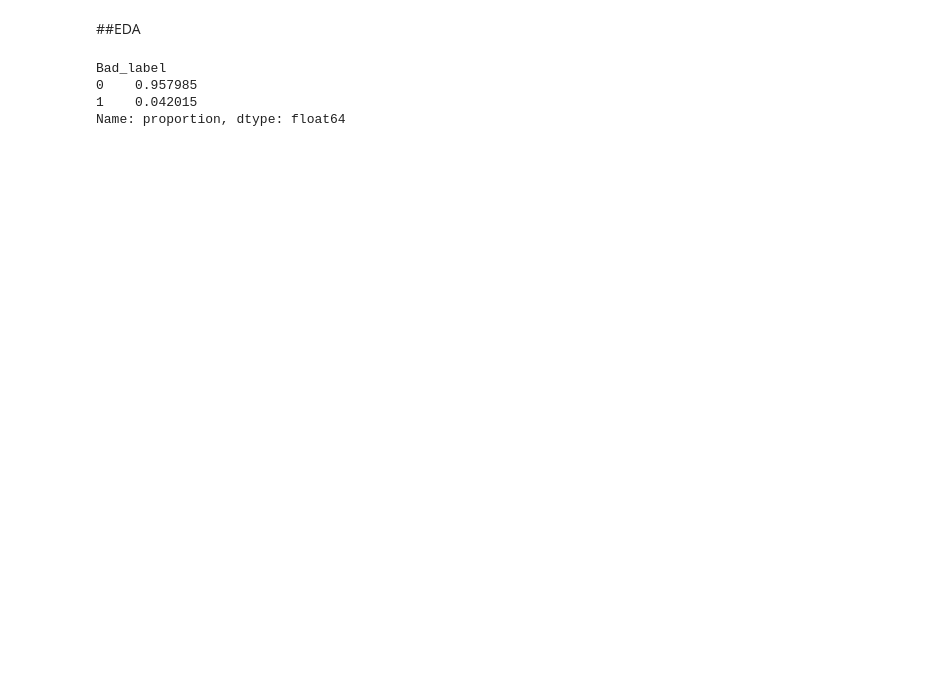
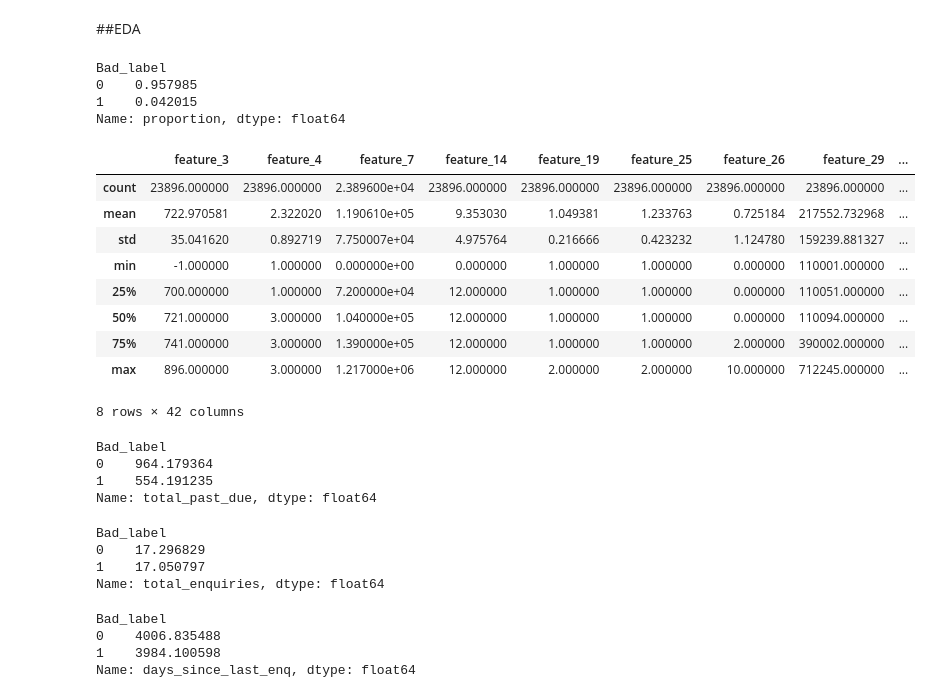
Before and after one commit to Aparna-31/Credit-Risk-Model, a Jupyter notebook: Client Project -Credit Risk .ipynb, the cells around one changed output. Drawn from its saved outputs; the diff is of its cells as text; code cells hidden in the pictures; blank space fills up the shorter version.

```diff
--- a/Client Project -Credit Risk .ipynb
+++ b/Client Project -Credit Risk .ipynb
@@ -548,3 +574,37 @@ Bad_label
 0    0.957985
 1    0.042015
 Name: proportion, dtype: float64
+# %%
+df.describe()
+# %% [output]
+|  | feature_3 | feature_4 | feature_7 | feature_14 | feature_19 | feature_25 | feature_26 | feature_29 | ... |
+| count | 23896.000000 | 23896.000000 | 2.389600e+04 | 23896.000000 | 23896.000000 | 23896.000000 | 23896.000000 | 23896.000000 | ... |
+| mean | 722.970581 | 2.322020 | 1.190610e+05 | 9.353030 | 1.049381 | 1.233763 | 0.725184 | 217552.732968 | ... |
+| std | 35.041620 | 0.892719 | 7.750007e+04 | 4.975764 | 0.216666 | 0.423232 | 1.124780 | 159239.881327 | ... |
+| min | -1.000000 | 1.000000 | 0.000000e+00 | 0.000000 | 1.000000 | 1.000000 | 0.000000 | 110001.000000 | ... |
+| 25% | 700.000000 | 1.000000 | 7.200000e+04 | 12.000000 | 1.000000 | 1.000000 | 0.000000 | 110051.000000 | ... |
+| 50% | 721.000000 | 3.000000 | 1.040000e+05 | 12.000000 | 1.000000 | 1.000000 | 0.000000 | 110094.000000 | ... |
+| 75% | 741.000000 | 3.000000 | 1.390000e+05 | 12.000000 | 1.000000 | 1.000000 | 2.000000 | 390002.000000 | ... |
+| max | 896.000000 | 3.000000 | 1.217000e+06 | 12.000000 | 2.000000 | 2.000000 | 10.000000 | 712245.000000 | ... |
+8 rows × 42 columns
+# %%
+df.groupby("Bad_label")["total_past_due"].mean()
+# %% [output]
+Bad_label
+0    964.179364
+1    554.191235
+Name: total_past_due, dtype: float64
+# %%
+df.groupby("Bad_label")["total_enquiries"].mean()
+# %% [output]
+Bad_label
+0    17.296829
+1    17.050797
+Name: total_enquiries, dtype: float64
+# %%
+df.groupby("Bad_label")["days_since_last_enq"].mean()
+# %% [output]
+Bad_label
+0    4006.835488
+1    3984.100598
+Name: days_since_last_enq, dtype: float64
```
Also changed, not shown: parts of 12 cells of this notebook, 1 other file.
